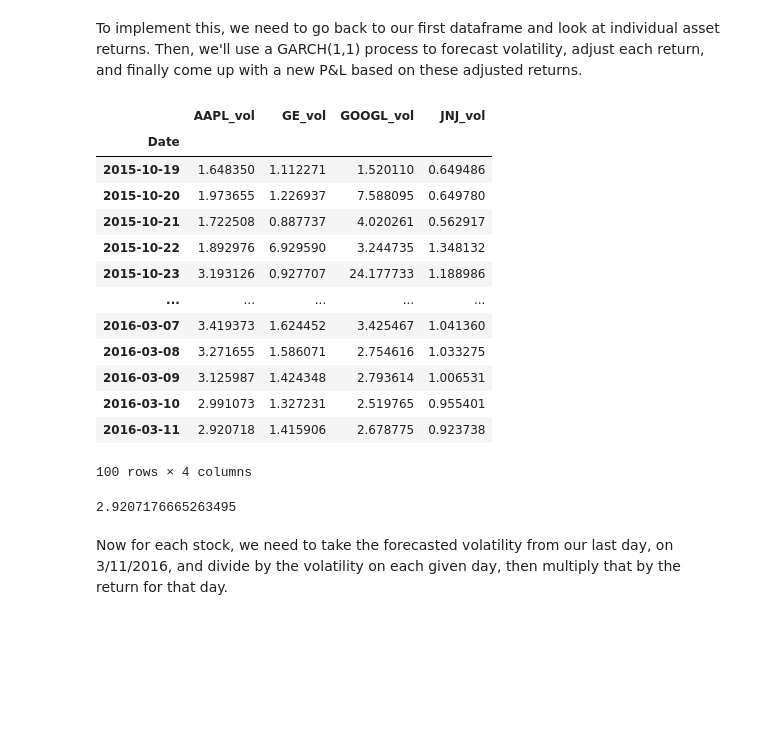
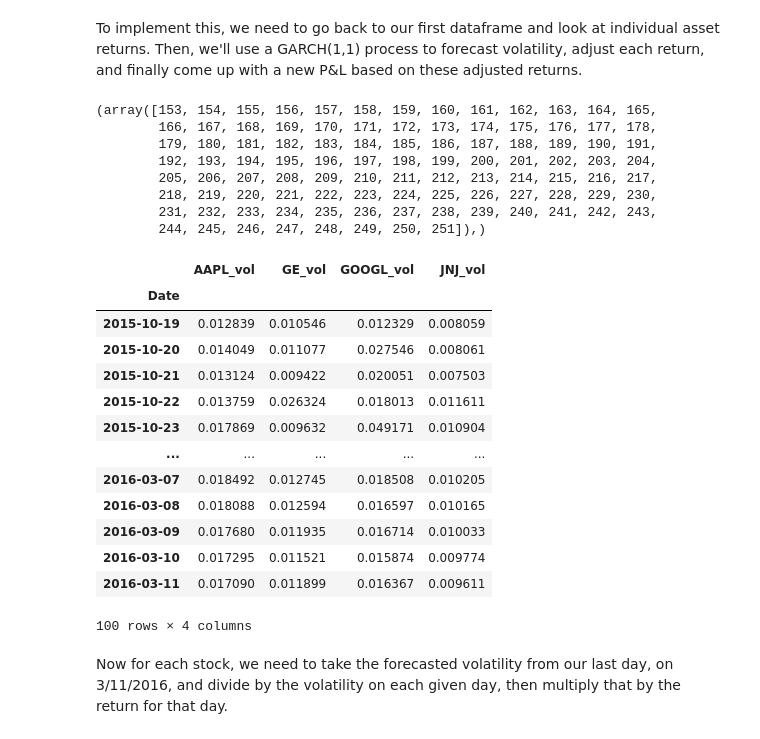
Before and after one commit to matthew-e-thomas/financial-analysis, a Jupyter notebook: Filtered_Historical_VaR.ipynb, the cells around one changed output. Saved outputs shown, nothing was run; the diff lists cells and outputs as text; code cells hidden in the pictures; blank space fills up the shorter version.

```diff
--- a/Filtered_Historical_VaR.ipynb
+++ b/Filtered_Historical_VaR.ipynb
@@ -290,6 +288,19 @@ from arch import arch_model
+# %%
+port_close = port_close * 100
 # %%
 index = port_close.index
 start_loc = 0
 end_loc = np.where(index >= '2015-10-20')[0].min()
+# %%
+np.where(index >= '2015-10-20')
+# %% [output]
+(array([153, 154, 155, 156, 157, 158, 159, 160, 161, 162, 163, 164, 165,
+        166, 167, 168, 169, 170, 171, 172, 173, 174, 175, 176, 177, 178,
+        179, 180, 181, 182, 183, 184, 185, 186, 187, 188, 189, 190, 191,
+        192, 193, 194, 195, 196, 197, 198, 199, 200, 201, 202, 203, 204,
+        205, 206, 207, 208, 209, 210, 211, 212, 213, 214, 215, 216, 217,
+        218, 219, 220, 221, 222, 223, 224, 225, 226, 227, 228, 229, 230,
+        231, 232, 233, 234, 235, 236, 237, 238, 239, 240, 241, 242, 243,
+        244, 245, 246, 247, 248, 249, 250, 251]),)
 # %%
 vols = pd.DataFrame(index=port_close_100.index)
@@ -307,27 +318,25 @@ for asset in port_close.columns.drop('P&L'):
 vols2 = vols.applymap(lambda x: re.sub(r'[\(\),]', '', str(x)))
 
 vols2 = vols2.astype('float')
-# %%
-vols2
-# %% [output]
-|  | AAPL_vol | GE_vol | GOOGL_vol | JNJ_vol |
-| Date |  |  |  |  |
-| 2015-10-19 | 1.648350 | 1.112271 | 1.520110 | 0.649486 |
-| 2015-10-20 | 1.973655 | 1.226937 | 7.588095 | 0.649780 |
-| 2015-10-21 | 1.722508 | 0.887737 | 4.020261 | 0.562917 |
-| 2015-10-22 | 1.892976 | 6.929590 | 3.244735 | 1.348132 |
-| 2015-10-23 | 3.193126 | 0.927707 | 24.177733 | 1.188986 |
-| ... | ... | ... | ... | ... |
-| 2016-03-07 | 3.419373 | 1.624452 | 3.425467 | 1.041360 |
-| 2016-03-08 | 3.271655 | 1.586071 | 2.754616 | 1.033275 |
-| 2016-03-09 | 3.125987 | 1.424348 | 2.793614 | 1.006531 |
-| 2016-03-10 | 2.991073 | 1.327231 | 2.519765 | 0.955401 |
-| 2016-03-11 | 2.920718 | 1.415906 | 2.678775 | 0.923738 |
-100 rows × 4 columns
-# %%
-vols2.AAPL_vol[-1]
-# %% [output]
-2.9207176665263495
+# %%
+vols2 = vols2 / 10000 #adjust them back down
+vols2 = np.sqrt(vols2) #turn from variance to volatility
+vols2
+# %% [output]
+|  | AAPL_vol | GE_vol | GOOGL_vol | JNJ_vol |
+| Date |  |  |  |  |
+| 2015-10-19 | 0.012839 | 0.010546 | 0.012329 | 0.008059 |
+| 2015-10-20 | 0.014049 | 0.011077 | 0.027546 | 0.008061 |
+| 2015-10-21 | 0.013124 | 0.009422 | 0.020051 | 0.007503 |
+| 2015-10-22 | 0.013759 | 0.026324 | 0.018013 | 0.011611 |
+| 2015-10-23 | 0.017869 | 0.009632 | 0.049171 | 0.010904 |
+| ... | ... | ... | ... | ... |
+| 2016-03-07 | 0.018492 | 0.012745 | 0.018508 | 0.010205 |
+| 2016-03-08 | 0.018088 | 0.012594 | 0.016597 | 0.010165 |
+| 2016-03-09 | 0.017680 | 0.011935 | 0.016714 | 0.010033 |
+| 2016-03-10 | 0.017295 | 0.011521 | 0.015874 | 0.009774 |
+| 2016-03-11 | 0.017090 | 0.011899 | 0.016367 | 0.009611 |
+100 rows × 4 columns
 # %% [markdown]
 Now for each stock, we need to take the forecasted volatility from our last day, on 3/11/2016, and divide by the volatility on each given day, then multiply that by the return for that day.
 # %%
```
Also changed, not shown: parts of 17 cells of this notebook.
